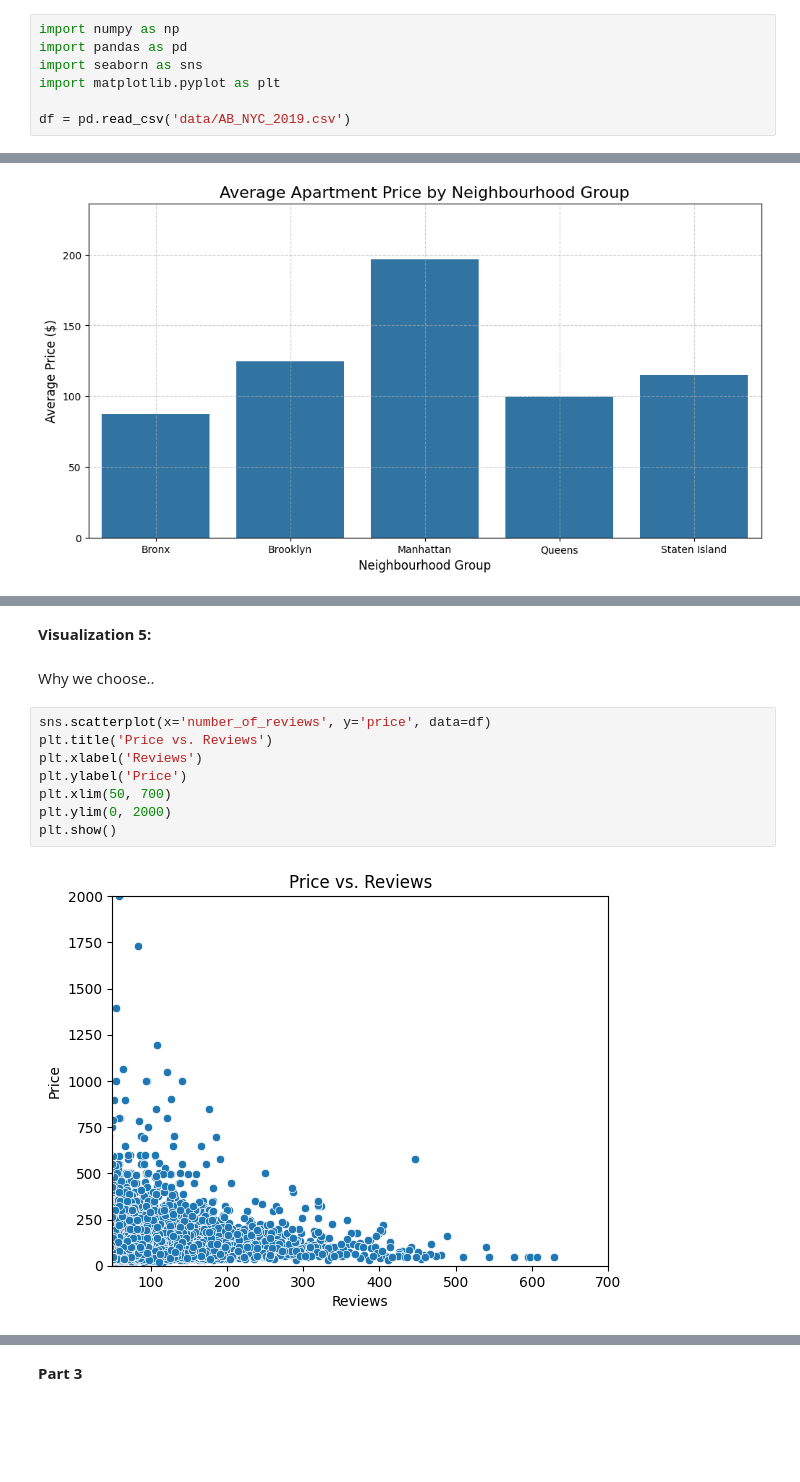
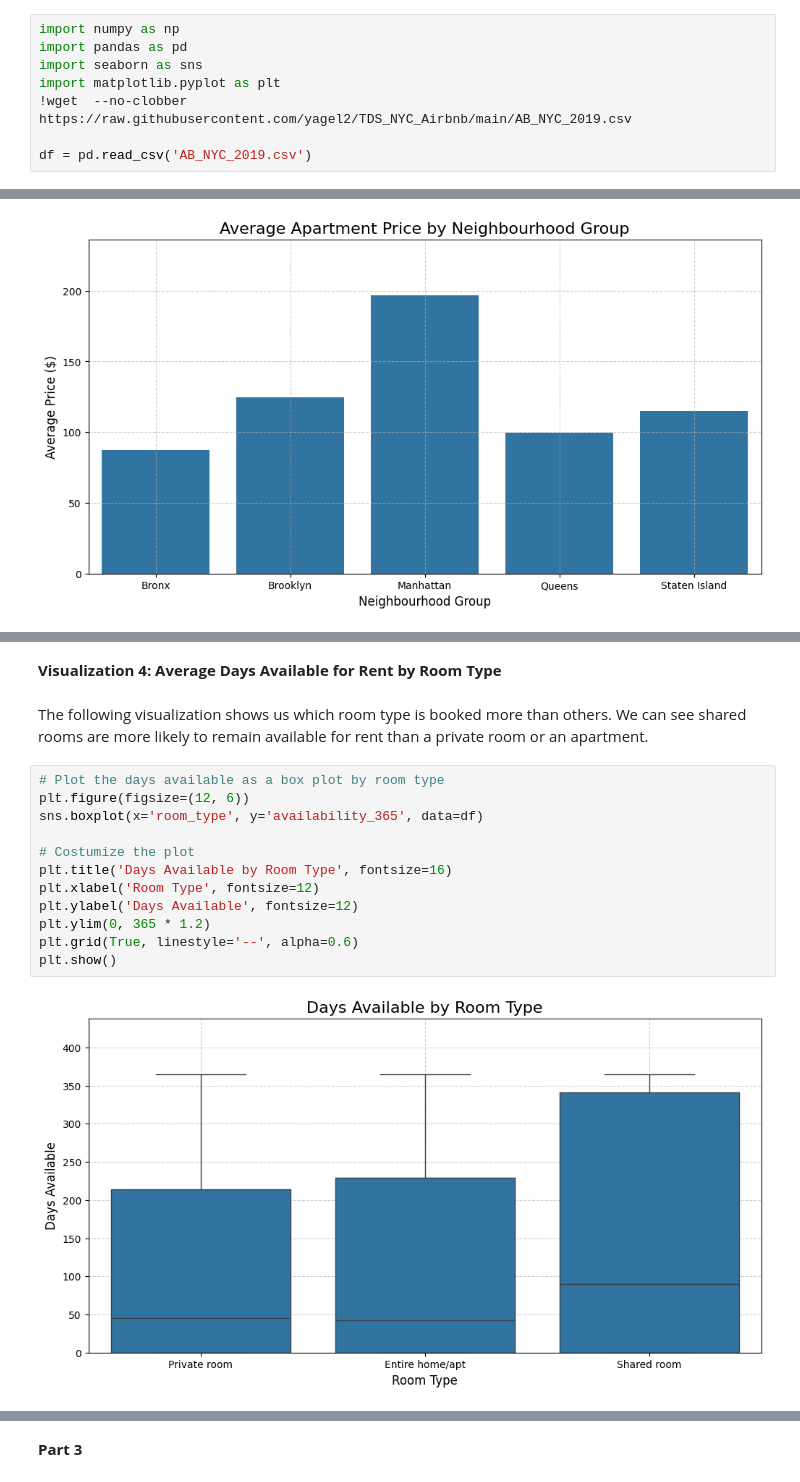
Before and after one commit to yagel2/TDS_NYC_Airbnb, a Jupyter notebook: TDS_Ex1.ipynb, the cells around one changed output, grey strips where cells are left out. Drawn from its saved outputs; the diff is of its cells as text; blank space fills up the shorter version.

```diff
--- a/TDS_Ex1.ipynb
+++ b/TDS_Ex1.ipynb
@@ -9,5 +9,6 @@ import numpy as np
 import pandas as pd
 import seaborn as sns
 import matplotlib.pyplot as plt
+!wget  --no-clobber https://raw.githubusercontent.com/yagel2/TDS_NYC_Airbnb/main/AB_NYC_2019.csv
 
-df = pd.read_csv('data/AB_NYC_2019.csv')
+df = pd.read_csv('AB_NYC_2019.csv')
@@ -103,14 +93,18 @@ plt.show()
-# %% [markdown]
-**Visualization 5:**
-# %% [markdown]
-Why we choose..
-# %%
-sns.scatterplot(x='number_of_reviews', y='price', data=df)
-plt.title('Price vs. Reviews')
-plt.xlabel('Reviews')
-plt.ylabel('Price')
-plt.xlim(50, 700)
-plt.ylim(0, 2000)
-plt.show()
-# %% [output]
-[figure, removed]
+# %% [markdown]
+**Visualization 4: Average Days Available for Rent by Room Type**
+# %% [markdown]
+The following visualization shows us which room type is booked more than others. We can see shared rooms are more likely to remain available for rent than a private room or an apartment.
+# %%
+# Plot the days available as a box plot by room type
+plt.figure(figsize=(12, 6))
+sns.boxplot(x='room_type', y='availability_365', data=df)
+
+# Costumize the plot
+plt.title('Days Available by Room Type', fontsize=16)
+plt.xlabel('Room Type', fontsize=12)
+plt.ylabel('Days Available', fontsize=12)
+plt.ylim(0, 365 * 1.2)
+plt.grid(True, linestyle='--', alpha=0.6)
+plt.show()
+# %% [output]
+[figure, added]
```
Also changed, not shown: parts of 34 cells of this notebook.
